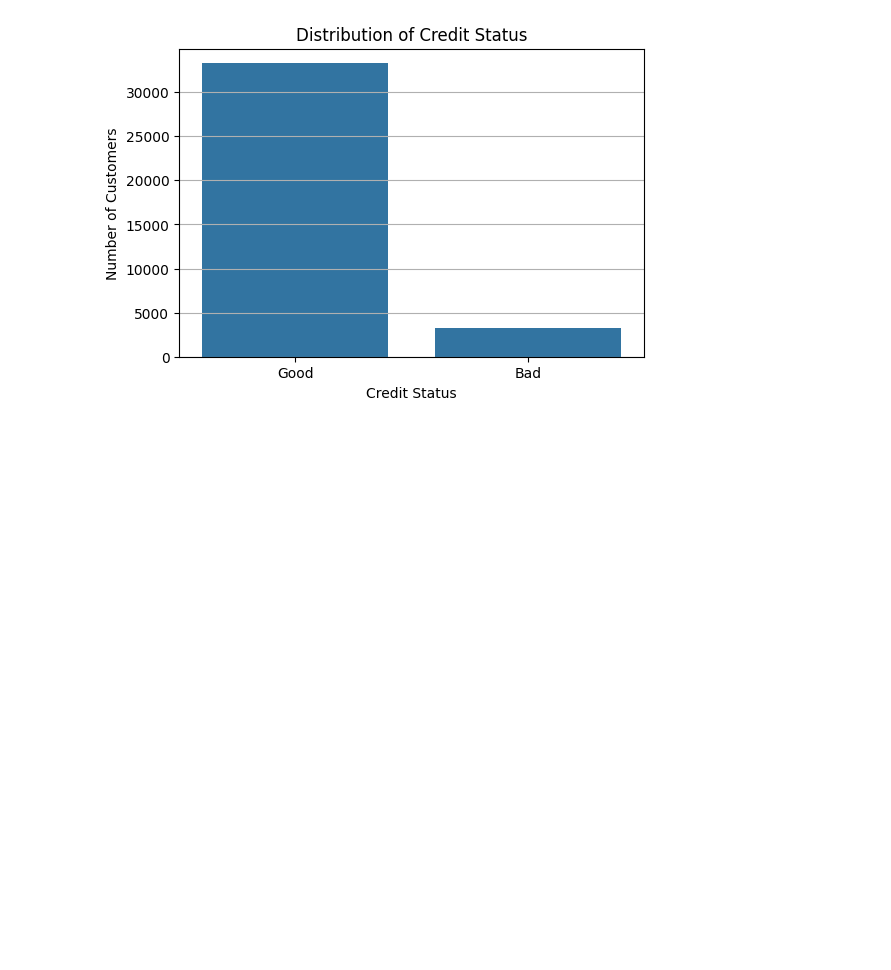
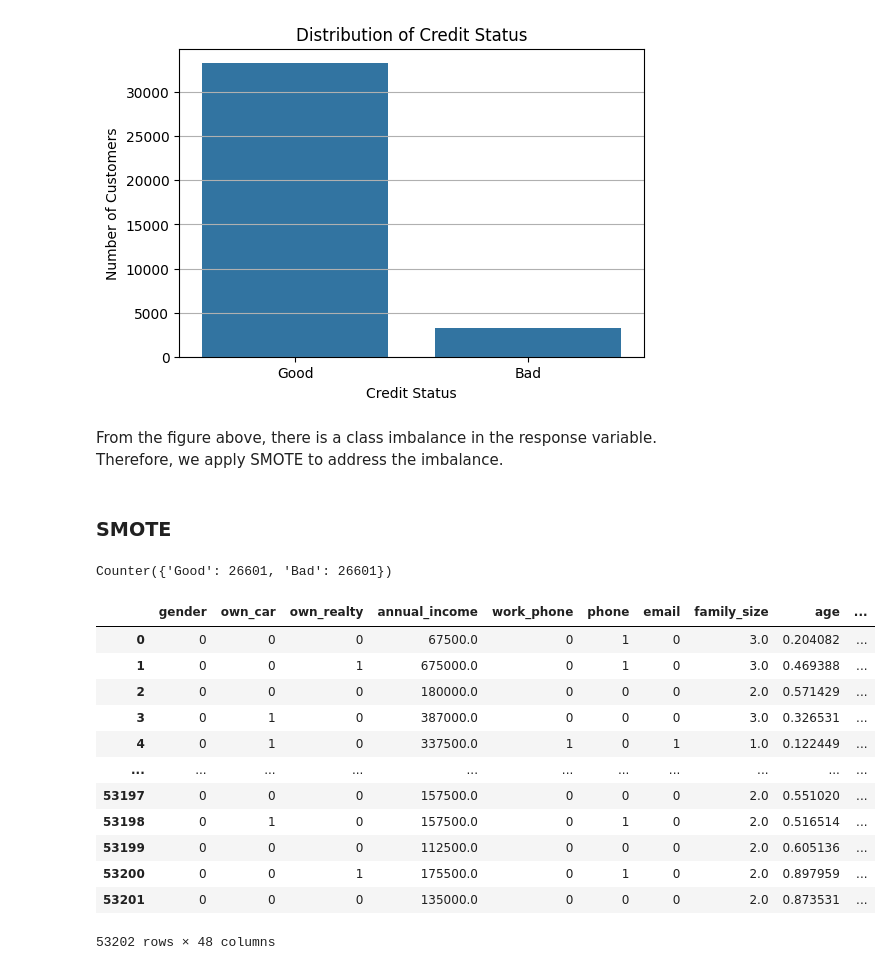
Before and after one commit to ashleytoh/cs3244-project-group-23, a Jupyter notebook: EDA/EDA.ipynb, the cells around one changed output. Drawn from its saved outputs; the diff is of its cells as text; code cells hidden in the pictures; blank space fills up the shorter version.

Commit message:
re-added SMOTE, split into train and test set csvs

```diff
--- a/EDA/EDA.ipynb
+++ b/EDA/EDA.ipynb
@@ -266,3 +269,7 @@ plt.grid(axis='y')
 plt.show()
 # %% [output]
 [figure]
+# %% [markdown]
+From the figure above, there is a class imbalance in the response variable. Therefore, we apply SMOTE to address the imbalance.
+# %% [markdown]
+### SMOTE
@@ -269 +282,38 @@ plt.show()
+# %%
+# Split features and label
+x = merged_df.drop(columns=["id", "credit_status"])
+y = merged_df["credit_status"]
+
+x_train, x_test, y_train, y_test = train_test_split(
+    x, y, test_size=0.2, random_state=42, stratify=y #20% for testing
+)
+
+smote = SMOTE(random_state=42)
+x_train_resampled, y_train_resampled = smote.fit_resample(x_train, y_train)
+
+
+print(Counter(y_train_resampled))
+
+
+train_resampled_df = pd.concat(
+    [pd.DataFrame(x_train_resampled, columns=x_train.columns),
+     pd.Series(y_train_resampled, name='credit_label')],
+    axis=1)
+
+train_resampled_df
+# %% [output]
+Counter({'Good': 26601, 'Bad': 26601})
+|  | gender | own_car | own_realty | annual_income | work_phone | phone | email | family_size | age | ... |
+| 0 | 0 | 0 | 0 | 67500.0 | 0 | 1 | 0 | 3.0 | 0.204082 | ... |
+| 1 | 0 | 0 | 1 | 675000.0 | 0 | 1 | 0 | 3.0 | 0.469388 | ... |
+| 2 | 0 | 0 | 0 | 180000.0 | 0 | 0 | 0 | 2.0 | 0.571429 | ... |
+| 3 | 0 | 1 | 0 | 387000.0 | 0 | 0 | 0 | 3.0 | 0.326531 | ... |
+| 4 | 0 | 1 | 0 | 337500.0 | 1 | 0 | 1 | 1.0 | 0.122449 | ... |
+| ... | ... | ... | ... | ... | ... | ... | ... | ... | ... | ... |
+| 53197 | 0 | 0 | 0 | 157500.0 | 0 | 0 | 0 | 2.0 | 0.551020 | ... |
+| 53198 | 0 | 1 | 0 | 157500.0 | 0 | 1 | 0 | 2.0 | 0.516514 | ... |
+| 53199 | 0 | 0 | 0 | 112500.0 | 0 | 0 | 0 | 2.0 | 0.605136 | ... |
+| 53200 | 0 | 0 | 1 | 175500.0 | 0 | 1 | 0 | 2.0 | 0.897959 | ... |
+| 53201 | 0 | 0 | 0 | 135000.0 | 0 | 0 | 0 | 2.0 | 0.873531 | ... |
+53202 rows × 48 columns
 # %%
```
Also changed, not shown: parts of 3 cells of this notebook, 3 other files.
